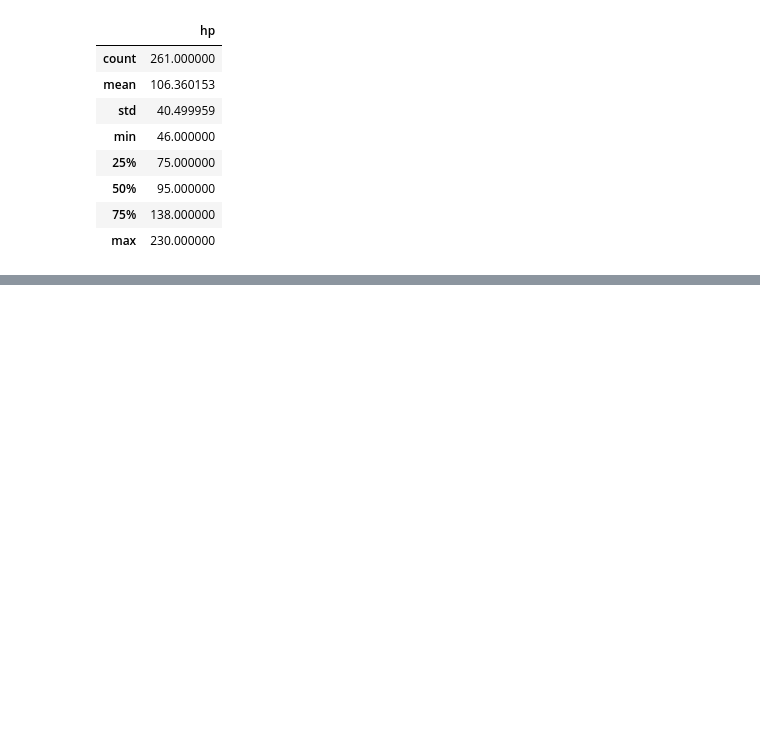
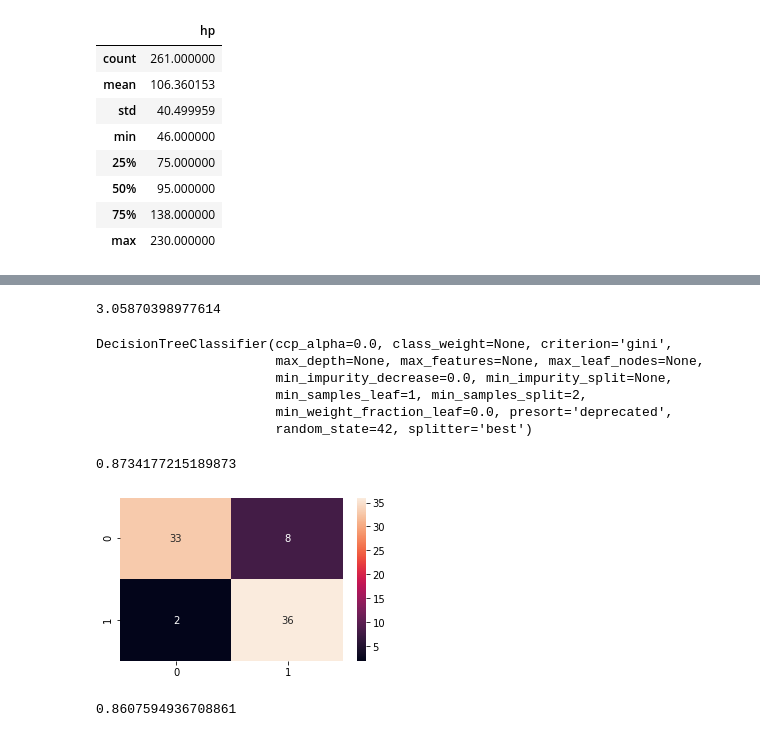
Before and after one commit to itimes-digital/Bootcamp-Analista-de-Machine-Learning-IGTI, a Jupyter notebook: desafio_final.ipynb, the cells around one changed output, grey strips where cells are left out. Saved outputs shown, nothing was run; the diff lists cells and outputs as text; code cells hidden in the pictures; blank space fills up the shorter version.

```diff
--- a/desafio_final.ipynb
+++ b/desafio_final.ipynb
@@ -190,0 +382,42 @@ scaler.transform(dataset[['hp']])
+# %%
+entradas_arvore_questao_10['hp'].max()
+# %% [output]
+3.05870398977614
+# %%
+saidas_arvore = dataset_vehicle_efficiency.loc[:, 'vehicle_efficiency']
+# %%
+from sklearn.model_selection import train_test_split
+
+previsores_treinamento, previsores_teste, classe_treinamento, classe_teste = train_test_split(entradas_arvore,
+                                                                                              saidas_arvore,
+                                                                                              test_size=0.30,
+                                                                                              random_state=42)
+# %%
+from sklearn.tree import DecisionTreeClassifier
+from sklearn.metrics import confusion_matrix, accuracy_score
+
+classificador = DecisionTreeClassifier(random_state=42)
+classificador.fit(previsores_treinamento, classe_treinamento)
+# %% [output]
+DecisionTreeClassifier(ccp_alpha=0.0, class_weight=None, criterion='gini',
+                       max_depth=None, max_features=None, max_leaf_nodes=None,
+                       min_impurity_decrease=0.0, min_impurity_split=None,
+                       min_samples_leaf=1, min_samples_split=2,
+                       min_weight_fraction_leaf=0.0, presort='deprecated',
+                       random_state=42, splitter='best')
+# %%
+previsoes = classificador.predict(previsores_teste)
+# %%
+precisao = accuracy_score(classe_teste, previsoes)
+precisao
+# %% [output]
+0.8734177215189873
+# %%
+import seaborn as sn
+matriz = confusion_matrix(classe_teste, previsoes)
+
+plt.figure(figsize=(5, 3))
+sn.heatmap(matriz, annot=True)
+plt.show()
+# %% [output]
+[figure, added]
@@ -190,0 +430,6 @@ scaler.transform(dataset[['hp']])
+# %%
+from sklearn.metrics import confusion_matrix, accuracy_score
+precisao = accuracy_score(classe_teste, previsoes)
+precisao
+# %% [output]
+0.8607594936708861
```
Also changed, not shown: parts of 32 cells of this notebook.
